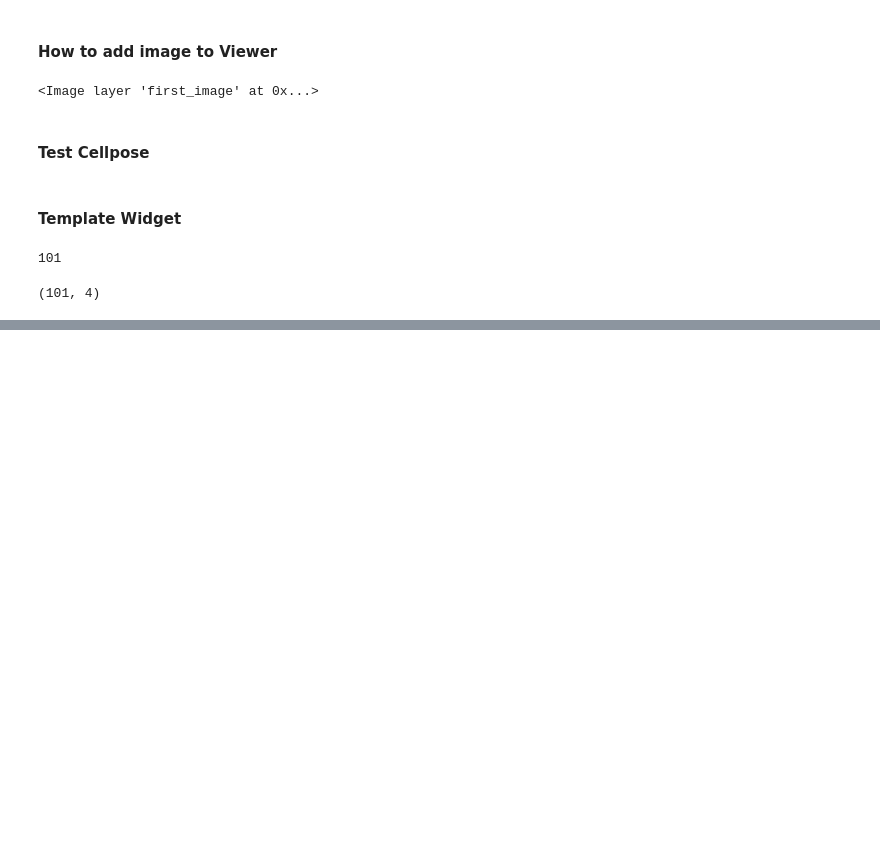
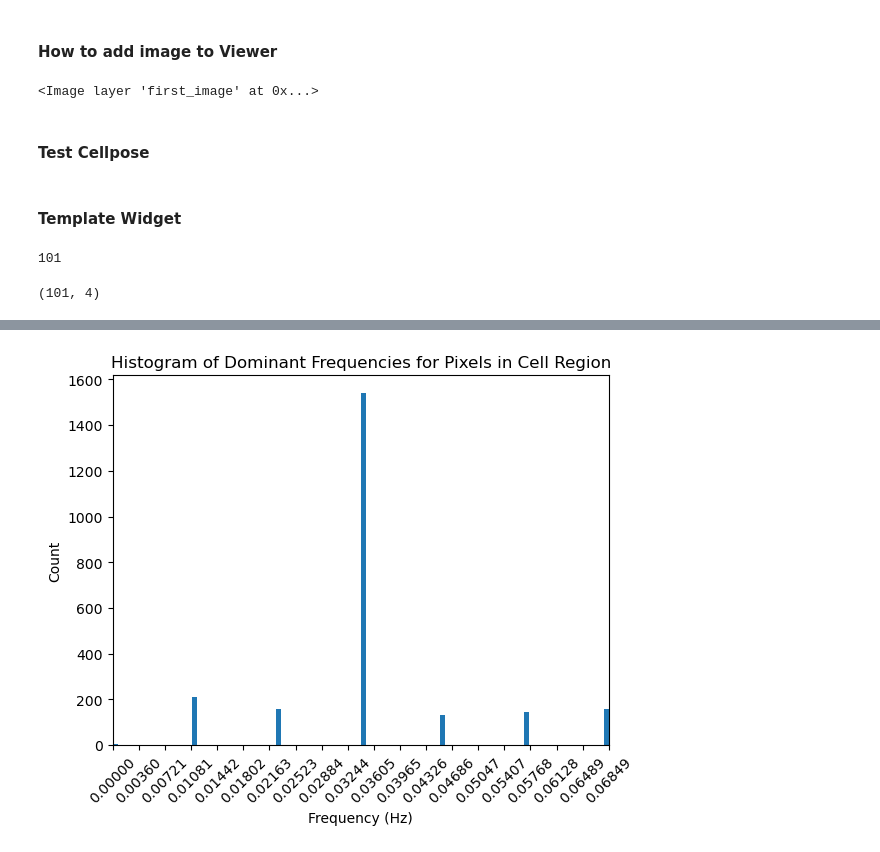
Before and after one commit to onurburakozdemir/WLabNapariPlugin, a Jupyter notebook: WLab_Napari.ipynb, the cells around one changed output, grey strips where cells are left out. Cells and saved outputs as stored; diff of their text form; code cells hidden in the pictures; blank space fills up the shorter version.

```diff
--- a/WLab_Napari.ipynb
+++ b/WLab_Napari.ipynb
@@ -554,0 +557,7 @@ print(np.shape(colors))
+# %%
+# ----- Parameters -----
+# Change these indices if needed:
+raw_image_layer = viewer.layers[0]   # Assuming raw image time series is here.
+mask_layer = viewer.layers[2]        # Assuming segmentation mask is here.
+cell_label = 13                      # The label of the cell you want to analyze.
+sampling_rate = 1.0                 # Frames per second; update this with your true sampling rate.
@@ -554,0 +594,81 @@ print(np.shape(colors))
+# %%
+# ----- Extracting the Cell Region -----
+cell_mask = mask_layer.data == cell_label  # boolean mask for the cell of interest
+
+# ----- Extract Pixel-wise Frequency Analysis -----
+raw_data = raw_image_layer.data  # shape: (time, height, width)
+n_time = raw_data.shape[0]
+
+# Define the sampling rate or time step.
+# Here, we assume one unit per frame; adjust 'd' if your time step differs.
+freqs = np.fft.rfftfreq(n_time, d=7.3)
+
+# Find the pixel indices within the cell region
+ys, xs = np.where(cell_mask)
+
+# Prepare a list to store the dominant frequency for each pixel
+dominant_freqs = []
+
+for y, x in zip(ys, xs):
+    # Extract the time series for the pixel at (y, x)
+    pixel_ts = raw_data[:, y, x]
+
+    # Compute the FFT for this pixel's time series (using rfft because the data is real)
+    fft_vals = np.fft.rfft(pixel_ts)
+
+    # Compute the power spectrum (magnitude squared of the FFT)
+    power = np.abs(fft_vals)**2
+
+    # Optionally, exclude the DC component (frequency 0) if you want to ignore the overall brightness
+    power[0] = 0
+
+    # Identify the index corresponding to the maximum power
+    idx = np.argmax(power)
+
+    # Extract the corresponding dominant frequency
+    dominant_freq = freqs[idx]
+    dominant_freqs.append(dominant_freq)
+
+# Convert the list to a NumPy array for further analysis if needed
+dominant_freqs = np.array(dominant_freqs)
+
+# ----- Plotting the Histogram of Dominant Frequencies -----
+
+# Plotting the histogram with detailed bins
+num_bins = 100  # More bins for a detailed histogram
+
+plt.figure()
+counts, bins, patches = plt.hist(dominant_freqs, bins=num_bins)
+plt.title('Histogram of Dominant Frequencies for Pixels in Cell Region')
+plt.xlabel('Frequency (Hz)')
+plt.ylabel('Count')
+
+# Set x-axis limits based on the min and max of your data
+plt.xlim(dominant_freqs.min(), dominant_freqs.max())
+
+# Add more tick marks for detailed x-axis labeling
+ticks = np.linspace(dominant_freqs.min(), dominant_freqs.max(), 20)
+plt.xticks(ticks, rotation=45)
+
+#print("Bin counts:", counts)
+#print("Bin edges:", bins)
+
+plt.show()
+
+# Average frequency (mean)
+average_frequency = np.mean(dominant_freqs)
+print("Mean Frequency:", average_frequency)
+
+# Median frequency
+median_frequency = np.median(dominant_freqs)
+print("Median Frequency:", median_frequency)
+
+# Optionally, a trimmed mean (ignoring, say, the lowest and highest 5% of values)
+trim_fraction = 0.05
+sorted_freqs = np.sort(dominant_freqs)
+n = len(sorted_freqs)
+trimmed_freqs = sorted_freqs[int(n*trim_fraction): int(n*(1-trim_fraction))]
+trimmed_mean = np.mean(trimmed_freqs)
+print("Trimmed Mean Frequency:", trimmed_mean)
+# %% [output]
+[figure, added]
```
Also changed, not shown: parts of 21 cells of this notebook.
